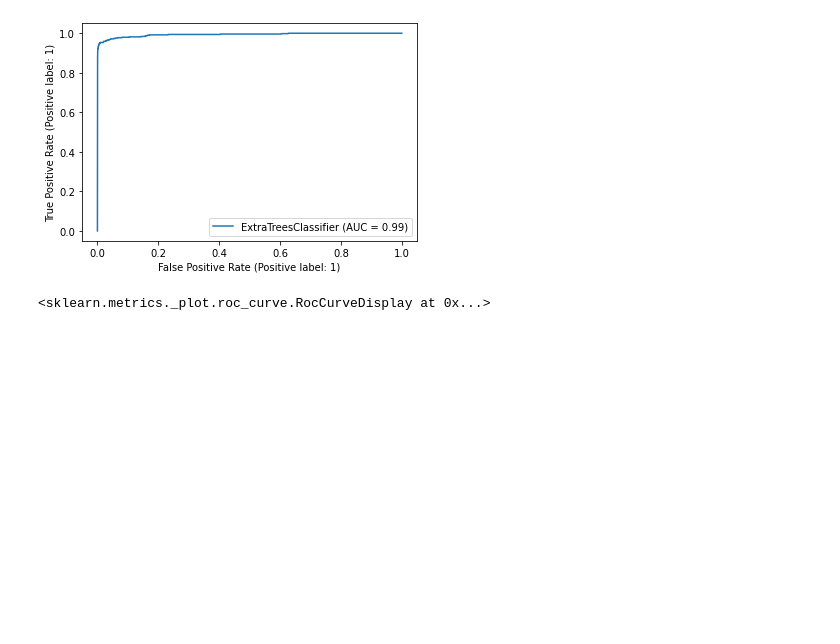
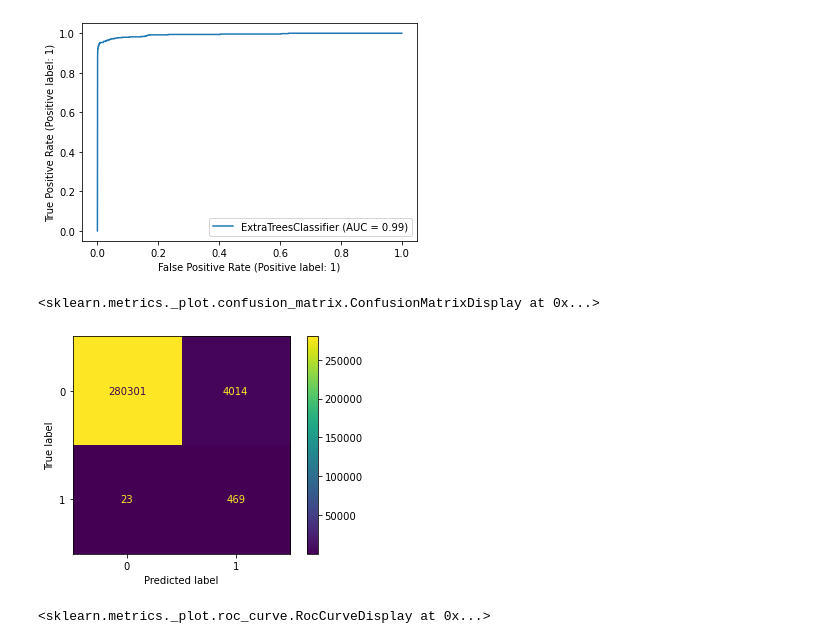
Before and after one commit to JennaFlan2426/Springboard, a Jupyter notebook: Capstone3-CardFraud/5-Model Tuning.ipynb, the cells around one changed output. Cells and saved outputs as stored; diff of their text form; code cells hidden in the pictures; blank space fills up the shorter version.

```diff
--- a/Capstone3-CardFraud/Model Tuning.ipynb
+++ b/Capstone3-CardFraud/5-Model Tuning.ipynb
@@ -150,6 +156,11 @@ RocCurveDisplay.from_estimator(tuned_ext.best_estimator_, X, y)
 # %% [output]
 <sklearn.metrics._plot.roc_curve.RocCurveDisplay at 0x...>
 [figure]
+# %%
+ConfusionMatrixDisplay.from_estimator(tuned_ext.best_estimator_, X, y)
+# %% [output]
+<sklearn.metrics._plot.confusion_matrix.ConfusionMatrixDisplay at 0x...>
+[figure, added]
 # %%
 RocCurveDisplay.from_estimator(tuned_svc.best_estimator_, X, y)
 # %% [output]
```
Also changed, not shown: parts of 10 cells of this notebook.
